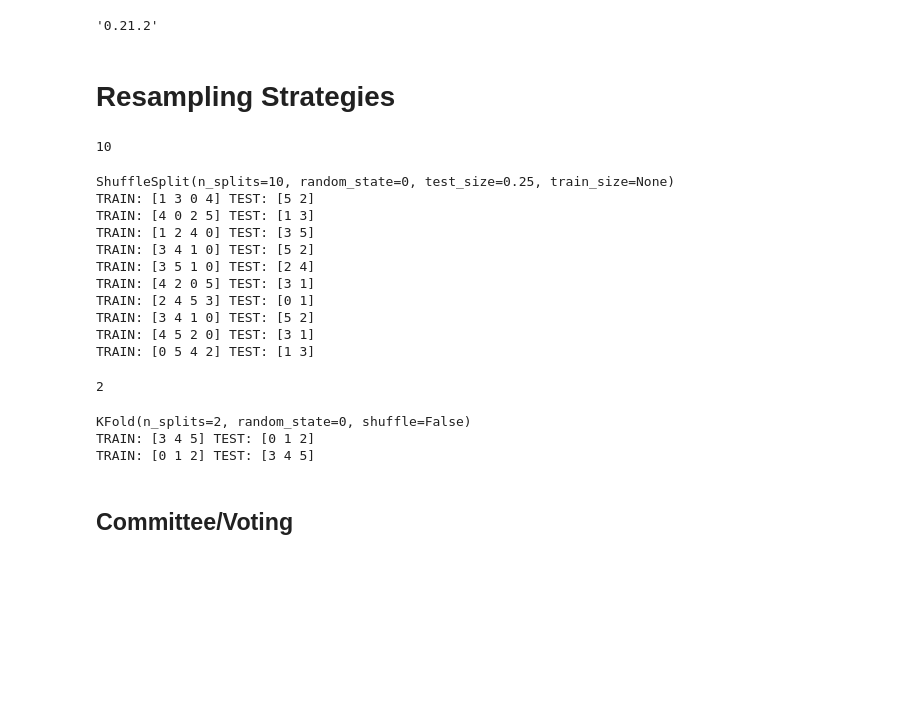
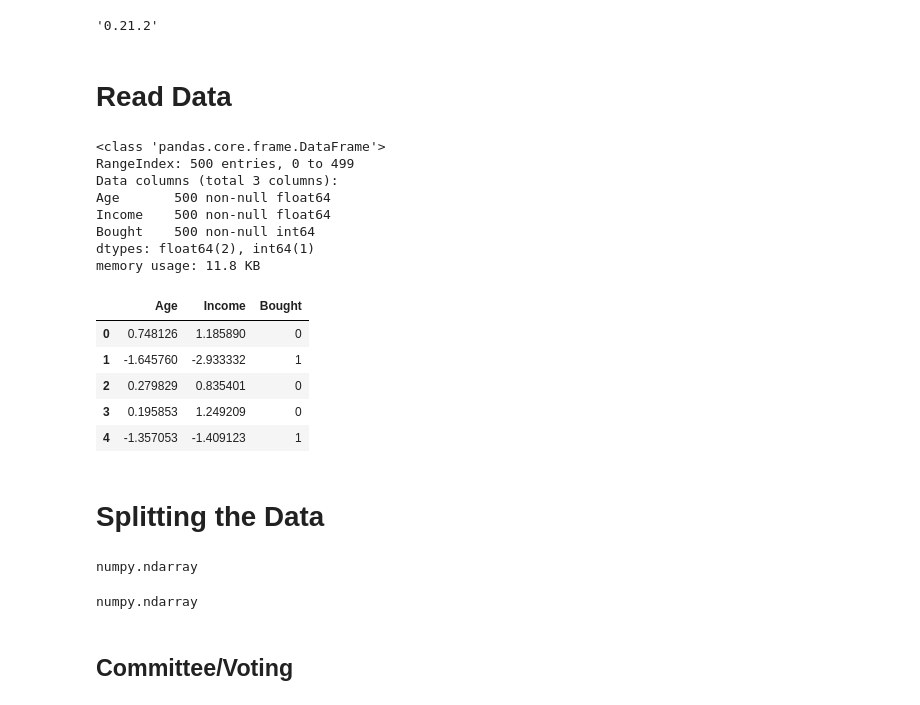
Before and after one commit to stepthom/869_course, a Jupyter notebook: ensemble/slides_ensemble.ipynb, the cells around one changed output. Saved outputs shown, nothing was run; the diff lists cells and outputs as text; code cells hidden in the pictures; blank space fills up the shorter version.

```diff
--- a/ensemble/slides_ensemble.ipynb
+++ b/ensemble/slides_ensemble.ipynb
@@ -56,41 +54,3 @@ import scipy
 
 from IPython.core.interactiveshell import InteractiveShell
 InteractiveShell.ast_node_interactivity = "all"
-# %% [markdown]
-# Resampling Strategies
-# %%
-from sklearn.model_selection import ShuffleSplit
-X = np.array([[1, 2], [3, 4], [5, 6], [7, 8], [3, 4], [5, 6]])
-y = np.array([1, 2, 1, 2, 1, 2])
-rs = ShuffleSplit(n_splits=10, test_size=.25, random_state=0)
-rs.get_n_splits(X)
-print(rs)
-for train_index, test_index in rs.split(X):
-    print("TRAIN:", train_index, "TEST:", test_index)
-# %% [output]
-10
-ShuffleSplit(n_splits=10, random_state=0, test_size=0.25, train_size=None)
-TRAIN: [1 3 0 4] TEST: [5 2]
-TRAIN: [4 0 2 5] TEST: [1 3]
-TRAIN: [1 2 4 0] TEST: [3 5]
-TRAIN: [3 4 1 0] TEST: [5 2]
-TRAIN: [3 5 1 0] TEST: [2 4]
-TRAIN: [4 2 0 5] TEST: [3 1]
-TRAIN: [2 4 5 3] TEST: [0 1]
-TRAIN: [3 4 1 0] TEST: [5 2]
-TRAIN: [4 5 2 0] TEST: [3 1]
-TRAIN: [0 5 4 2] TEST: [1 3]
-# %%
-from sklearn.model_selection import KFold
-X = np.array([[1, 2], [3, 4], [5, 6], [7, 8], [3, 4], [5, 6]])
-y = np.array([1, 2, 1, 2, 1, 2])
-rs = KFold(n_splits=2, random_state=0)
-rs.get_n_splits(X)
-print(rs)
-for train_index, test_index in rs.split(X):
-    print("TRAIN:", train_index, "TEST:", test_index)
-# %% [output]
-2
-KFold(n_splits=2, random_state=0, shuffle=False)
-TRAIN: [3 4 5] TEST: [0 1 2]
-TRAIN: [0 1 2] TEST: [3 4 5]
@@ -106,3 +57,40 @@ feature_names = ['Age', 'Income']
+# %% [markdown]
+# Read Data
+# %%
+df = pd.read_csv("../data/generated_marketing.csv")
+df.info()
+df.head()
+
+feature_names = ['Age', 'Income']
+X = df[feature_names].to_numpy()
+y = df['Bought'].to_numpy()
+# %% [output]
+<class 'pandas.core.frame.DataFrame'>
+RangeIndex: 500 entries, 0 to 499
+Data columns (total 3 columns):
+Age       500 non-null float64
+Income    500 non-null float64
+Bought    500 non-null int64
+dtypes: float64(2), int64(1)
+memory usage: 11.8 KB
+|  | Age | Income | Bought |
+| 0 | 0.748126 | 1.185890 | 0 |
+| 1 | -1.645760 | -2.933332 | 1 |
+| 2 | 0.279829 | 0.835401 | 0 |
+| 3 | 0.195853 | 1.249209 | 0 |
+| 4 | -1.357053 | -1.409123 | 1 |
+# %% [markdown]
+# Splitting the Data
+# %%
+from sklearn.model_selection import train_test_split
+
+X_train, X_test, y_train, y_test = train_test_split(X, y, test_size=0.2, random_state=42)
+
+type(X_train)
+type(y_train)
+# %% [output]
+numpy.ndarray
+numpy.ndarray
 # %%
 from matplotlib.colors import ListedColormap
 from sklearn.metrics import roc_curve, auc
```
Also changed, not shown: parts of 27 cells of this notebook, 1 other file.
